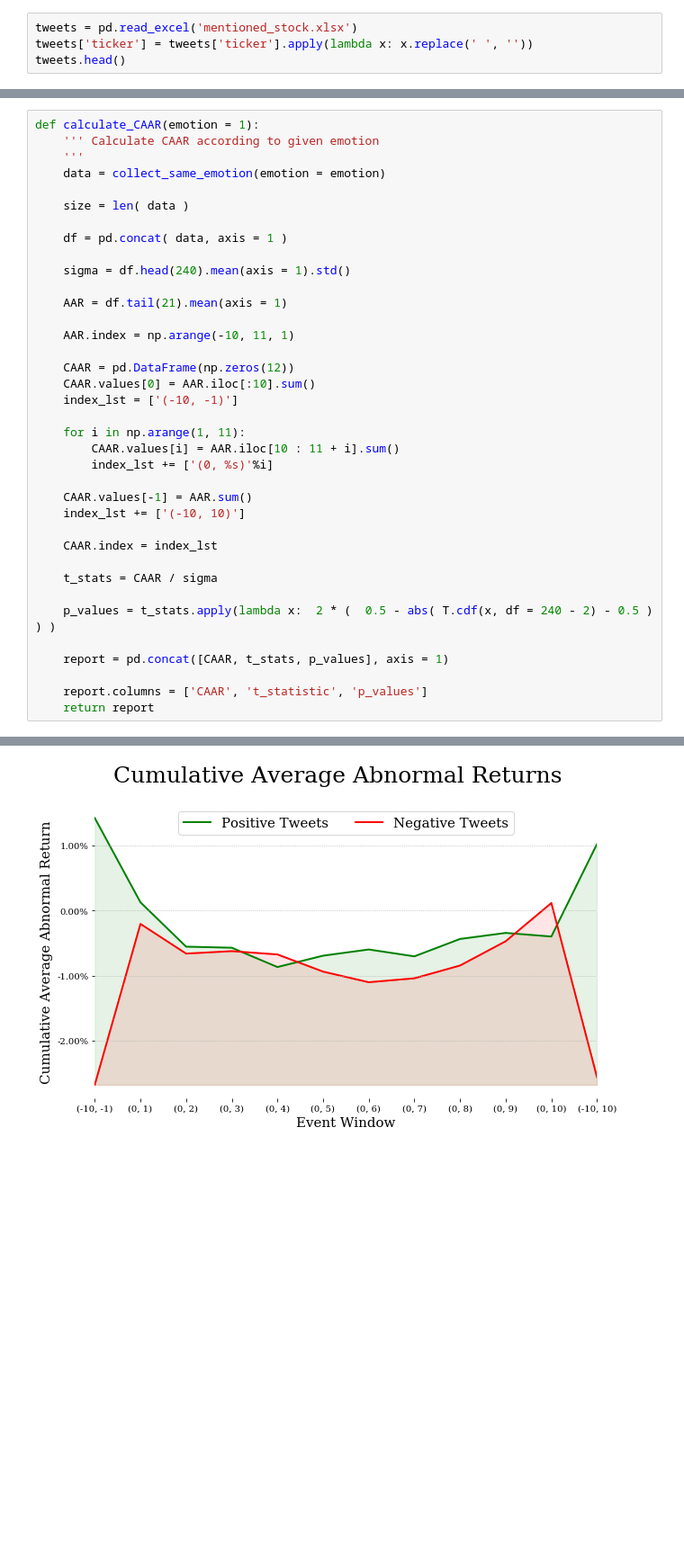
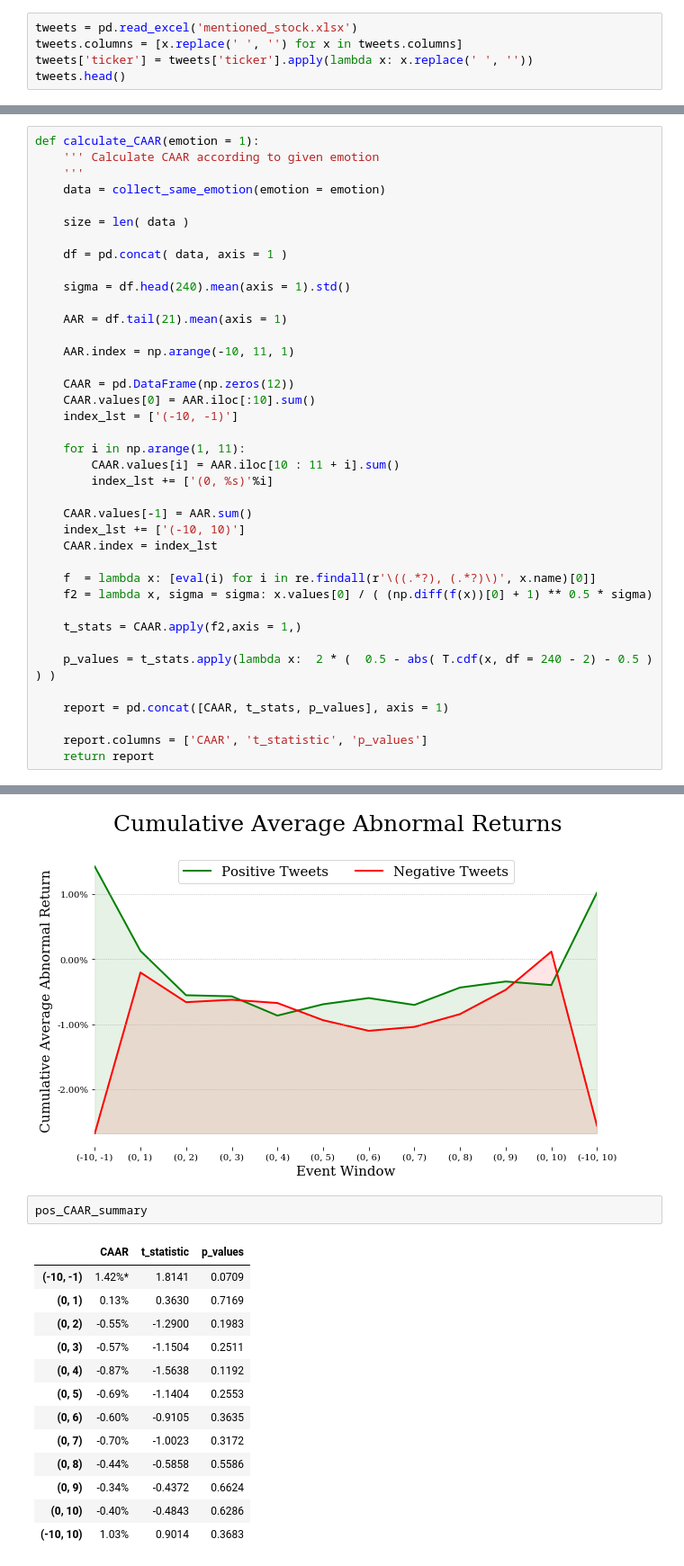
Before and after one commit to OrangeXia2013/TrumpTweetsProject, a Jupyter notebook: event_study/Event_study.ipynb, the cells around one changed output, grey strips where cells are left out. Shown: that part at 90% size. Cells and saved outputs as stored; diff of their text form; blank space fills up the shorter version.

```diff
--- a/event_study/Event_study.ipynb
+++ b/event_study/Event_study.ipynb
@@ -154,6 +155,7 @@ def reindex_data(symbol, tweets_date, standard_index = standard_index, how = 'te
 # Fetch marked tweets data
 # %%
 tweets = pd.read_excel('mentioned_stock.xlsx')
+tweets.columns = [x.replace(' ', '') for x in tweets.columns]
 tweets['ticker'] = tweets['ticker'].apply(lambda x: x.replace(' ', ''))
 tweets.head()
 # %% [output]
@@ -515,10 +517,12 @@ def calculate_CAAR(emotion = 1):
 
     CAAR.values[-1] = AAR.sum()
     index_lst += ['(-10, 10)']
-
     CAAR.index = index_lst
 
-    t_stats = CAAR / sigma
+    f  = lambda x: [eval(i) for i in re.findall(r'\((.*?), (.*?)\)', x.name)[0]]
+    f2 = lambda x, sigma = sigma: x.values[0] / ( (np.diff(f(x))[0] + 1) ** 0.5 * sigma)
+
+    t_stats = CAAR.apply(f2,axis = 1,)
 
     p_values = t_stats.apply(lambda x:  2 * (  0.5 - abs( T.cdf(x, df = 240 - 2) - 0.5 ) ) )
 
@@ -571,3 +575,19 @@ plt.suptitle('Cumulative Average Abnormal Returns', fontsize = 25)
 plt.show()
 # %% [output]
 [figure]
+# %%
+pos_CAAR_summary
+# %% [output]
+|  | CAAR | t_statistic | p_values |
+| (-10, -1) | 1.42%* | 1.8141 | 0.0709 |
+| (0, 1) | 0.13% | 0.3630 | 0.7169 |
+| (0, 2) | -0.55% | -1.2900 | 0.1983 |
+| (0, 3) | -0.57% | -1.1504 | 0.2511 |
+| (0, 4) | -0.87% | -1.5638 | 0.1192 |
+| (0, 5) | -0.69% | -1.1404 | 0.2553 |
+| (0, 6) | -0.60% | -0.9105 | 0.3635 |
+| (0, 7) | -0.70% | -1.0023 | 0.3172 |
+| (0, 8) | -0.44% | -0.5858 | 0.5586 |
+| (0, 9) | -0.34% | -0.4372 | 0.6624 |
+| (0, 10) | -0.40% | -0.4843 | 0.6286 |
+| (-10, 10) | 1.03% | 0.9014 | 0.3683 |
```
Also changed, not shown: parts of 6 cells of this notebook, 19 other files.
